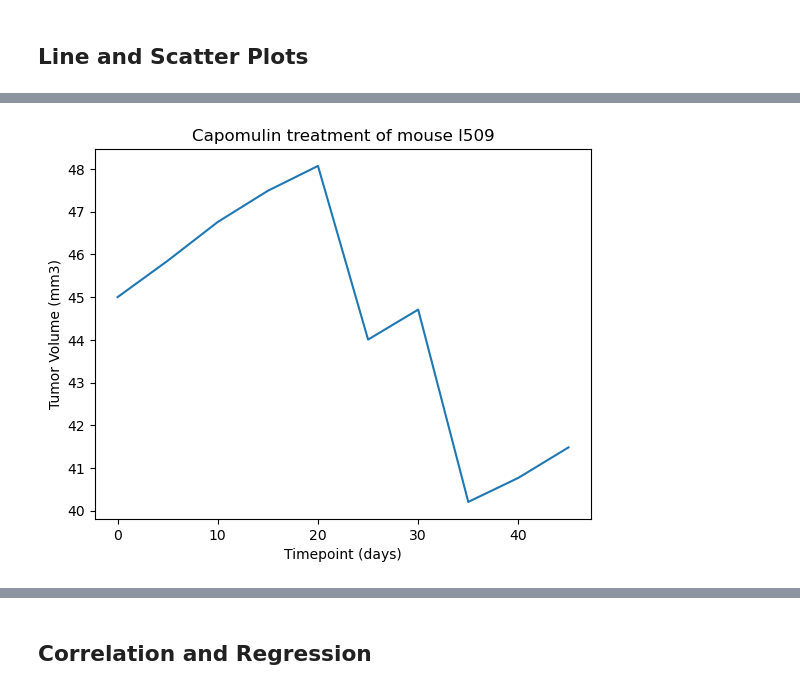
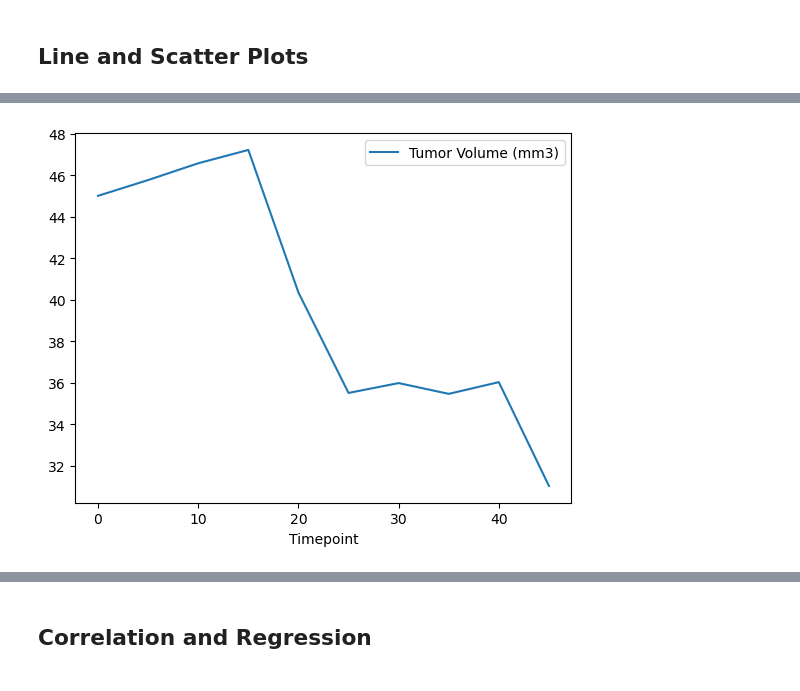
Before and after one commit to Sager9/5-Matlib, a Jupyter notebook: Pymaceuticals/pymaceuticals_starter.ipynb, the cells around one changed output, grey strips where cells are left out. Drawn from its saved outputs; the diff is of its cells as text; code cells hidden in the pictures.

```diff
--- a/Pymaceuticals/pymaceuticals_starter.ipynb
+++ b/Pymaceuticals/pymaceuticals_starter.ipynb
@@ -293,4 +354,5 @@ Ceftamin's potential outliers: Series([], Name: Tumor Volume (mm3), dtype: float
 # %%
 # Generate a line plot of tumor volume vs. time point for a single mouse treated with Capomulin
+single = clean[clean['Mouse ID']== 'u364'].plot.line(x='Timepoint', y='Tumor Volume (mm3)')
 # %% [output]
-[figure, old version]
+[figure, new version]
```
Also changed, not shown: parts of 14 cells of this notebook, 1 other file.
